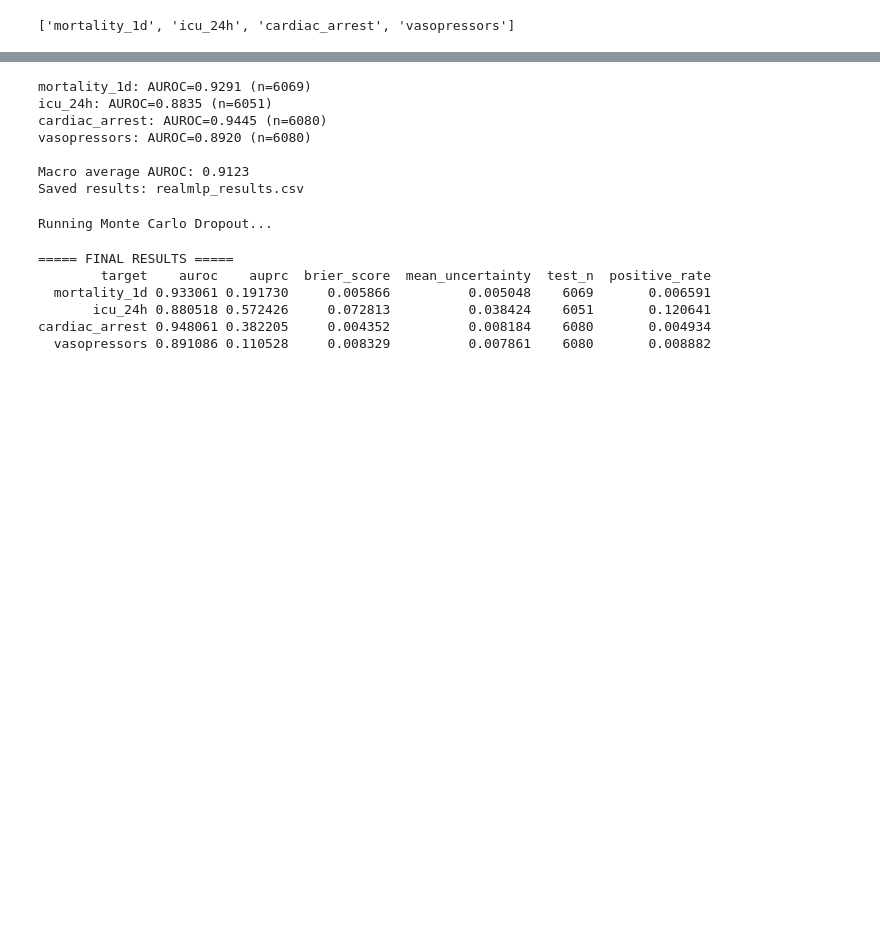
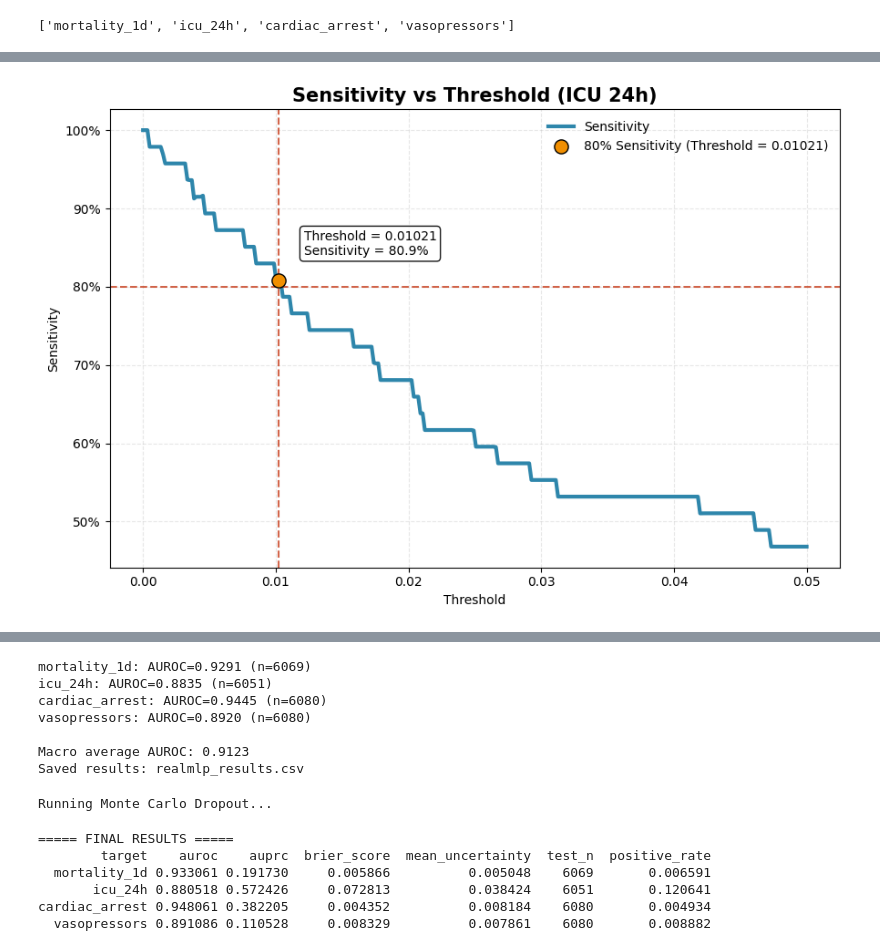
Before and after one commit to cookiehyun/Q-Model, a Jupyter notebook: Medical_DA_in_DL.ipynb, the cells around one changed output, grey strips where cells are left out. Drawn from its saved outputs; the diff is of its cells as text; code cells hidden in the pictures; blank space fills up the shorter version.

```diff
--- a/Medical_DA_in_DL.ipynb
+++ b/Medical_DA_in_DL.ipynb
@@ -756,0 +696,91 @@ plt.show()
+# %%
+import numpy as np
+import matplotlib.pyplot as plt
+from scipy.interpolate import make_interp_spline
+
+# Filter and sort data
+df_plot = df.sort_values("threshold")
+
+x = df_plot["threshold"].values
+y = df_plot["sensitivity"].values
+
+# Smooth curve
+x_smooth = np.linspace(x.min(), x.max(), 300)
+spline = make_interp_spline(x, y, k=3)
+y_smooth = spline(x_smooth)
+
+# Find threshold corresponding to 80% sensitivity
+target_sens = 0.80
+
+idx = np.argmin(np.abs(y_smooth - target_sens))
+thr = x_smooth[idx]
+sens = y_smooth[idx]
+
+plt.figure(figsize=(9, 6))
+
+# Sensitivity curve
+plt.plot(
+    x_smooth,
+    y_smooth,
+    color="#2E86AB",
+    linewidth=3,
+    label="Sensitivity"
+)
+
+# Mark 80% sensitivity point
+plt.scatter(
+    thr,
+    sens,
+    color="#F18F01",
+    s=120,
+    edgecolor="black",
+    zorder=5,
+    label=f"80% Sensitivity (Threshold = {thr:.5f})"
+)
+
+# Reference lines
+plt.axvline(
+    thr,
+    color="#C73E1D",
+    linestyle="--",
+    linewidth=1.5,
+    alpha=0.8
+)
+
+plt.axhline(
+    target_sens,
+    color="#C73E1D",
+    linestyle="--",
+    linewidth=1.5,
+    alpha=0.8
+)
+
+# Annotation
+plt.annotate(
+    f"Threshold = {thr:.5f}\nSensitivity = {sens:.1%}",
+    (thr, sens),
+    xytext=(20, 20),
+    textcoords="offset points",
+    fontsize=10,
+    bbox=dict(boxstyle="round,pad=0.3", fc="white", alpha=0.9)
+)
+
+# Titles and labels
+plt.title(
+    "Sensitivity vs Threshold (ICU 24h)",
+    fontsize=15,
+    fontweight="bold"
+)
+plt.xlabel("Threshold")
+plt.ylabel("Sensitivity")
+
+# Optional: show y-axis as percentages
+plt.gca().yaxis.set_major_formatter(plt.matplotlib.ticker.PercentFormatter(1))
+
+plt.grid(True, linestyle="--", alpha=0.3)
+plt.legend(frameon=False)
+
+plt.tight_layout()
+plt.show()
+# %% [output]
+[figure, added]
```
Also changed, not shown: parts of 11 cells of this notebook, 1 other file.
